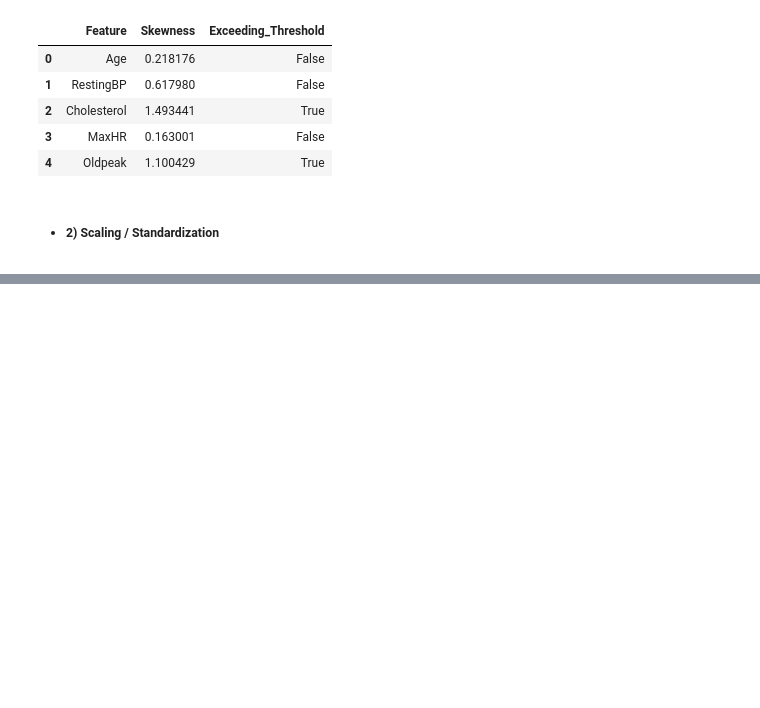
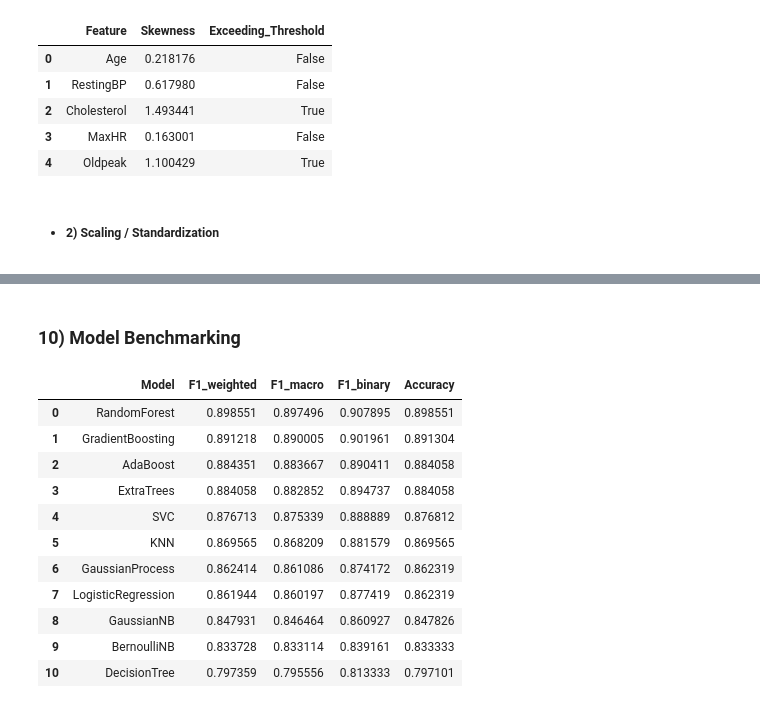
Before and after one commit to Nimaabediforud/Heart-Disease-Prediction, a Jupyter notebook: Notebooks/HDP-ML.ipynb, the cells around one changed output, grey strips where cells are left out. Cells and saved outputs as stored; diff of their text form; code cells hidden in the pictures; blank space fills up the shorter version.

```diff
--- a/Notebooks/HDP-ML.ipynb
+++ b/Notebooks/HDP-ML.ipynb
@@ -605,0 +761,60 @@ X_train[con_num_features]
+# %% [markdown]
+### 10) Model Benchmarking
+# %%
+"""
+Check all the models possible to be used for the project,
+then FIT, TRAIN, and EVALUATE to see their performances and benchmark.
+* Strong cnadidates will be considered for optimization.
+"""
+
+# Initialize the models
+models = {
+    "RandomForest": RandomForestClassifier(random_state=RANDOM_STATE),
+    "GradientBoosting": GradientBoostingClassifier(random_state=RANDOM_STATE),
+    "AdaBoost": AdaBoostClassifier(random_state=RANDOM_STATE),
+    "ExtraTrees": ExtraTreesClassifier(random_state=RANDOM_STATE),
+    "DecisionTree": DecisionTreeClassifier(random_state=RANDOM_STATE),
+    "LogisticRegression": LogisticRegression(random_state=RANDOM_STATE),
+    "SVC": SVC(probability=True, random_state=RANDOM_STATE),
+    "KNN": KNeighborsClassifier(),
+    "GaussianNB": GaussianNB(),
+    "BernoulliNB": BernoulliNB(),
+    "GaussianProcess": GaussianProcessClassifier()
+}
+
+
+# Train & Evaluate each model and store them in `results` dict
+results = []
+
+for name, model in models.items():
+    model.fit(final_X_train, y_train)
+    y_pred = model.predict(final_X_val)
+
+    results.append({
+        "Model": name,
+        "F1_weighted": f1_score(y_val, y_pred, average='weighted', zero_division=0),
+        "F1_macro": f1_score(y_val, y_pred, average='macro', zero_division=0),
+        "F1_binary": f1_score(y_val, y_pred, average='binary', zero_division=0),
+        "Accuracy": accuracy_score(y_val, y_pred)
+    })
+
+# Convert to DataFrame
+results_df = pd.DataFrame(results)
+
+# Sort by one or more metrics -> Primary metric: F1 score weighted
+results_df = results_df.sort_values(by='F1_weighted', ascending=False).reset_index(drop=True)
+
+results_df
+# %% [output]
+|  | Model | F1_weighted | F1_macro | F1_binary | Accuracy |
+| 0 | RandomForest | 0.898551 | 0.897496 | 0.907895 | 0.898551 |
+| 1 | GradientBoosting | 0.891218 | 0.890005 | 0.901961 | 0.891304 |
+| 2 | AdaBoost | 0.884351 | 0.883667 | 0.890411 | 0.884058 |
+| 3 | ExtraTrees | 0.884058 | 0.882852 | 0.894737 | 0.884058 |
+| 4 | SVC | 0.876713 | 0.875339 | 0.888889 | 0.876812 |
+| 5 | KNN | 0.869565 | 0.868209 | 0.881579 | 0.869565 |
+| 6 | GaussianProcess | 0.862414 | 0.861086 | 0.874172 | 0.862319 |
+| 7 | LogisticRegression | 0.861944 | 0.860197 | 0.877419 | 0.862319 |
+| 8 | GaussianNB | 0.847931 | 0.846464 | 0.860927 | 0.847826 |
+| 9 | BernoulliNB | 0.833728 | 0.833114 | 0.839161 | 0.833333 |
+| 10 | DecisionTree | 0.797359 | 0.795556 | 0.813333 | 0.797101 |
```
Also changed, not shown: parts of 9 cells of this notebook.
